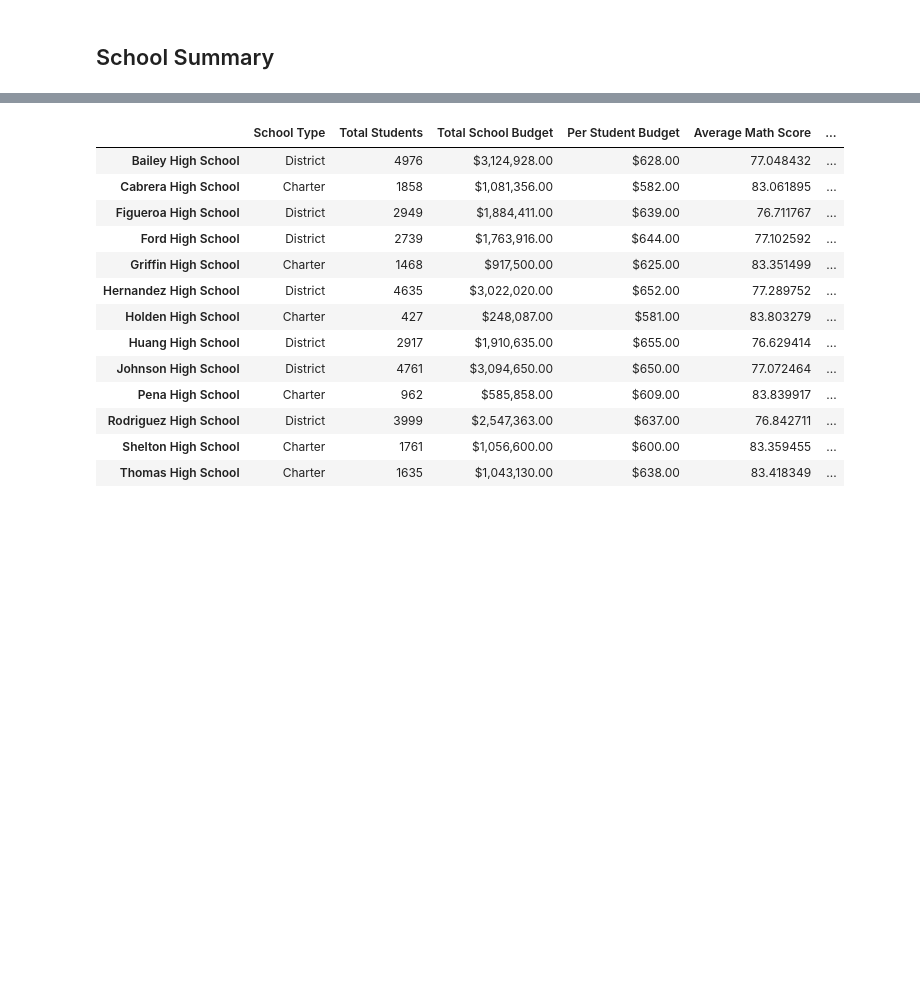
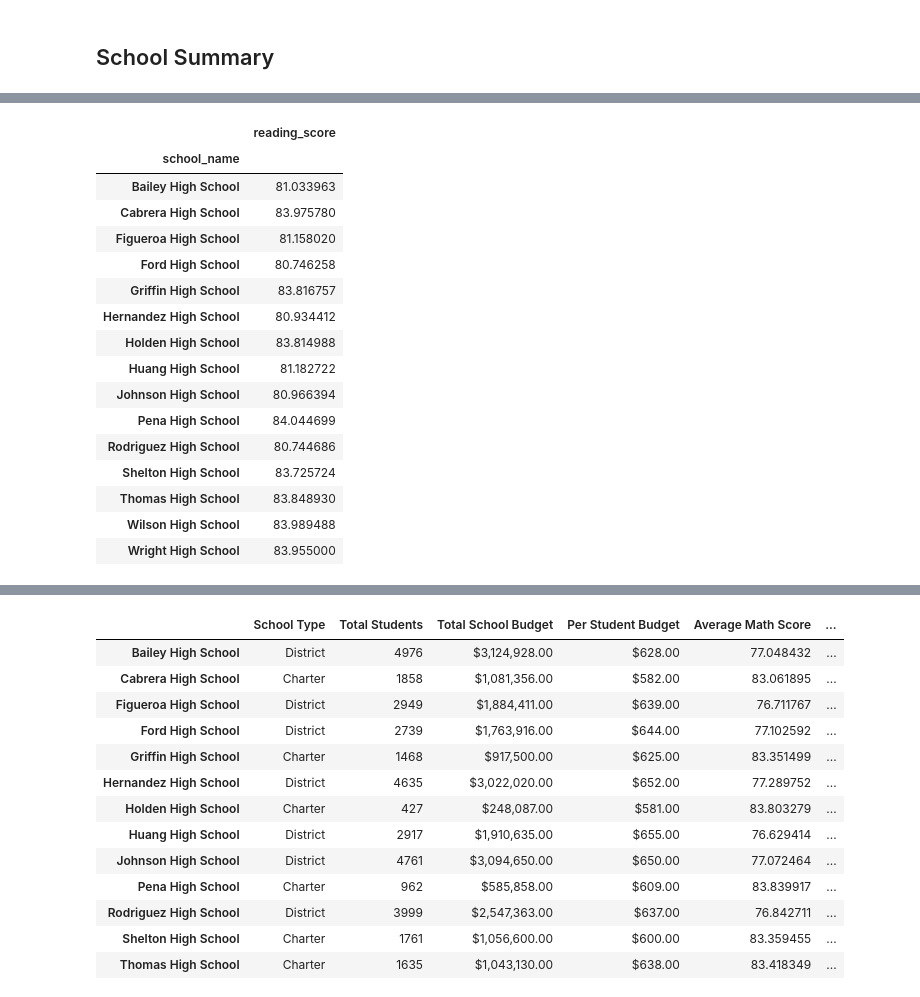
Before and after one commit to n-o-karma/pandas-challenge, a Jupyter notebook: PyCitySchools_starter.ipynb, the cells around one changed output, grey strips where cells are left out. Drawn from its saved outputs; the diff is of its cells as text; code cells hidden in the pictures; blank space fills up the shorter version.

```diff
--- a/PyCitySchools_starter.ipynb
+++ b/PyCitySchools_starter.ipynb
@@ -127,0 +204,22 @@ per_school_reading =
+# %%
+per_school_reading = pd.DataFrame(school_data_complete.groupby(['school_name'])['reading_score'].mean())
+per_school_reading = per_school_reading.rename(columns={'reading_score':"Average Reading Score"})
+per_school_reading
+# %% [output]
+|  | reading_score |
+| school_name |  |
+| Bailey High School | 81.033963 |
+| Cabrera High School | 83.975780 |
+| Figueroa High School | 81.158020 |
+| Ford High School | 80.746258 |
+| Griffin High School | 83.816757 |
+| Hernandez High School | 80.934412 |
+| Holden High School | 83.814988 |
+| Huang High School | 81.182722 |
+| Johnson High School | 80.966394 |
+| Pena High School | 84.044699 |
+| Rodriguez High School | 80.744686 |
+| Shelton High School | 83.725724 |
+| Thomas High School | 83.848930 |
+| Wilson High School | 83.989488 |
+| Wright High School | 83.955000 |
```
Also changed, not shown: parts of 11 cells of this notebook.
